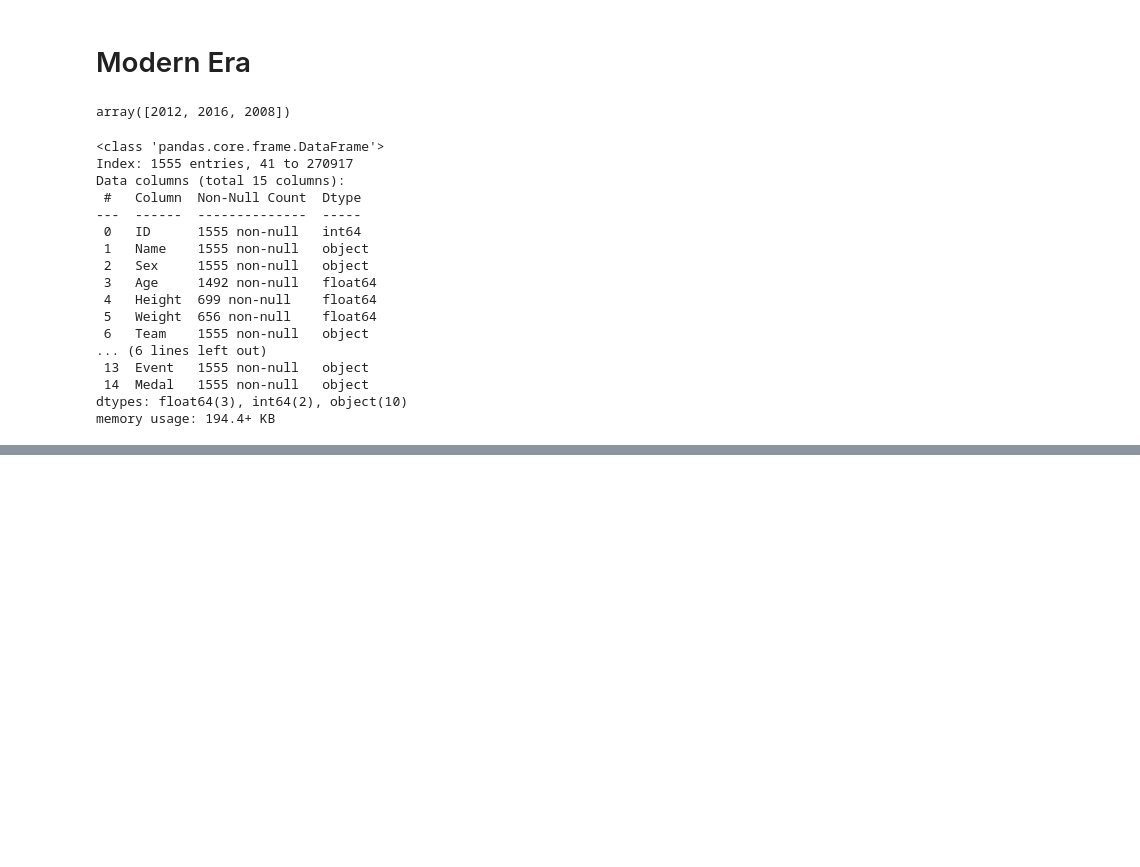
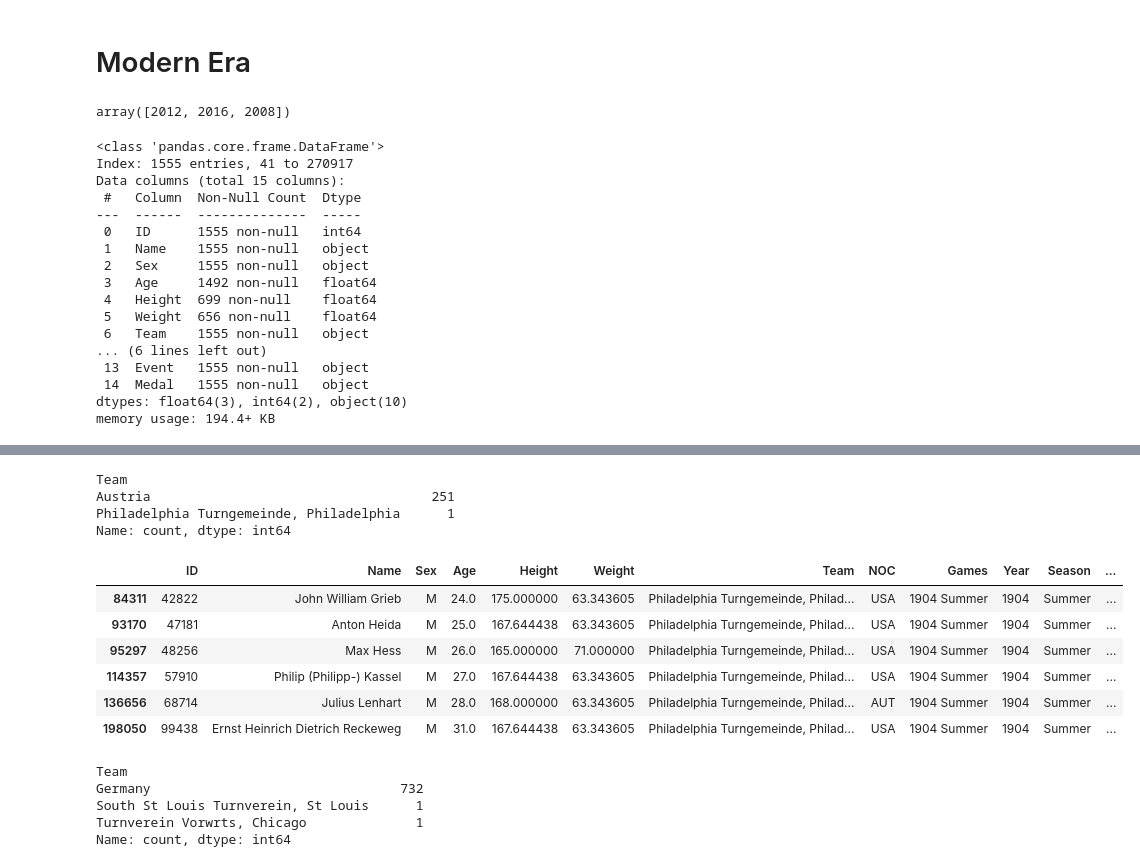
Before and after one commit to RyanJTalbot/MSDS, a Jupyter notebook: Core/Data Mining Foundations/Data Mining Project/Project/competition_gym2023/kaggle-data/kaggle_men.ipynb, the cells around one changed output, grey strips where cells are left out. Cells and saved outputs as stored; diff of their text form; code cells hidden in the pictures; blank space fills up the shorter version.

```diff
--- a/Core/Data Mining Foundations/Data Mining Project/Project/competition_gym2023/kaggle-data/kaggle_men.ipynb
+++ b/Core/Data Mining Foundations/Data Mining Project/Project/competition_gym2023/kaggle-data/kaggle_men.ipynb
@@ -615,0 +369,10 @@ plt.show()
+# %%
+df = man.copy()
+# %%
+# Calculate the average of the column
+Height = df['Height'].mean()
+Weight = df['Weight'].mean()
+
+# Fill missing values with the average
+df['Height'].fillna(Height, inplace=True)
+df['Weight'].fillna(Weight, inplace=True)
@@ -615,0 +399,4 @@ plt.show()
+# %%
+Age = df['Age'].mean()
+
+df['Age'].fillna(Age, inplace=True)
@@ -615,0 +423,2 @@ plt.show()
+# %%
+df['Medal'].fillna("None", inplace=True)
@@ -615,0 +481,17 @@ plt.show()
+# %%
+auts["Team"].value_counts()
+# %% [output]
+Team
+Austria                                    251
+Philadelphia Turngemeinde, Philadelphia      1
+Name: count, dtype: int64
+# %%
+df[df["Team"]=="Philadelphia Turngemeinde, Philadelphia"]
+# %% [output]
+|  | ID | Name | Sex | Age | Height | Weight | Team | NOC | Games | Year | Season | ... |
+| 84311 | 42822 | John William Grieb | M | 24.0 | 175.000000 | 63.343605 | Philadelphia Turngemeinde, Philad... | USA | 1904 Summer | 1904 | Summer | ... |
+| 93170 | 47181 | Anton Heida | M | 25.0 | 167.644438 | 63.343605 | Philadelphia Turngemeinde, Philad... | USA | 1904 Summer | 1904 | Summer | ... |
+| 95297 | 48256 | Max Hess | M | 26.0 | 165.000000 | 71.000000 | Philadelphia Turngemeinde, Philad... | USA | 1904 Summer | 1904 | Summer | ... |
+| 114357 | 57910 | Philip (Philipp-) Kassel | M | 27.0 | 167.644438 | 63.343605 | Philadelphia Turngemeinde, Philad... | USA | 1904 Summer | 1904 | Summer | ... |
+| 136656 | 68714 | Julius Lenhart | M | 28.0 | 168.000000 | 63.343605 | Philadelphia Turngemeinde, Philad... | AUT | 1904 Summer | 1904 | Summer | ... |
+| 198050 | 99438 | Ernst Heinrich Dietrich Reckeweg | M | 31.0 | 167.644438 | 63.343605 | Philadelphia Turngemeinde, Philad... | USA | 1904 Summer | 1904 | Summer | ... |
@@ -615,0 +500,8 @@ plt.show()
+# %%
+gers["Team"].value_counts()
+# %% [output]
+Team
+Germany                                732
+South St Louis Turnverein, St Louis      1
+Turnverein Vorwrts, Chicago              1
+Name: count, dtype: int64
```
Also changed, not shown: parts of 56 cells of this notebook, 38 other files.
